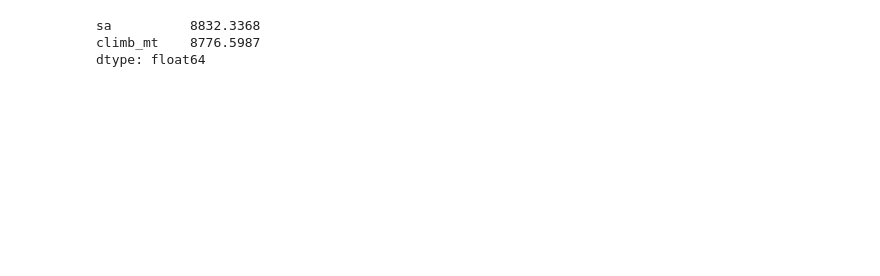
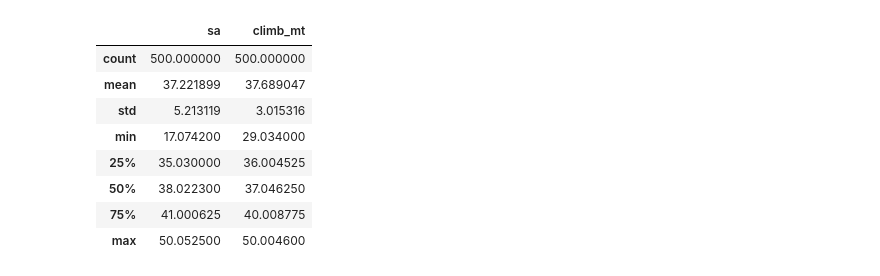
Before and after one commit to ayu0616/travel-planner, a Jupyter notebook: backend/python/compare_score.ipynb, the cells around one changed output. Saved outputs shown, nothing was run; the diff lists cells and outputs as text; code cells hidden in the pictures; blank space fills up the shorter version.

```diff
--- a/backend/python/compare_score.ipynb
+++ b/backend/python/compare_score.ipynb
@@ -59,6 +59,12 @@ plt.show()
 # %%
-df.sum()
+df.describe()
 # %% [output]
-sa          8832.3368
-climb_mt    8776.5987
-dtype: float64
+|  | sa | climb_mt |
+| count | 500.000000 | 500.000000 |
+| mean | 37.221899 | 37.689047 |
+| std | 5.213119 | 3.015316 |
+| min | 17.074200 | 29.034000 |
+| 25% | 35.030000 | 36.004525 |
+| 50% | 38.022300 | 37.046250 |
+| 75% | 41.000625 | 40.008775 |
+| max | 50.052500 | 50.004600 |
```
Also changed, not shown: parts of 4 cells of this notebook, 1 other file.
